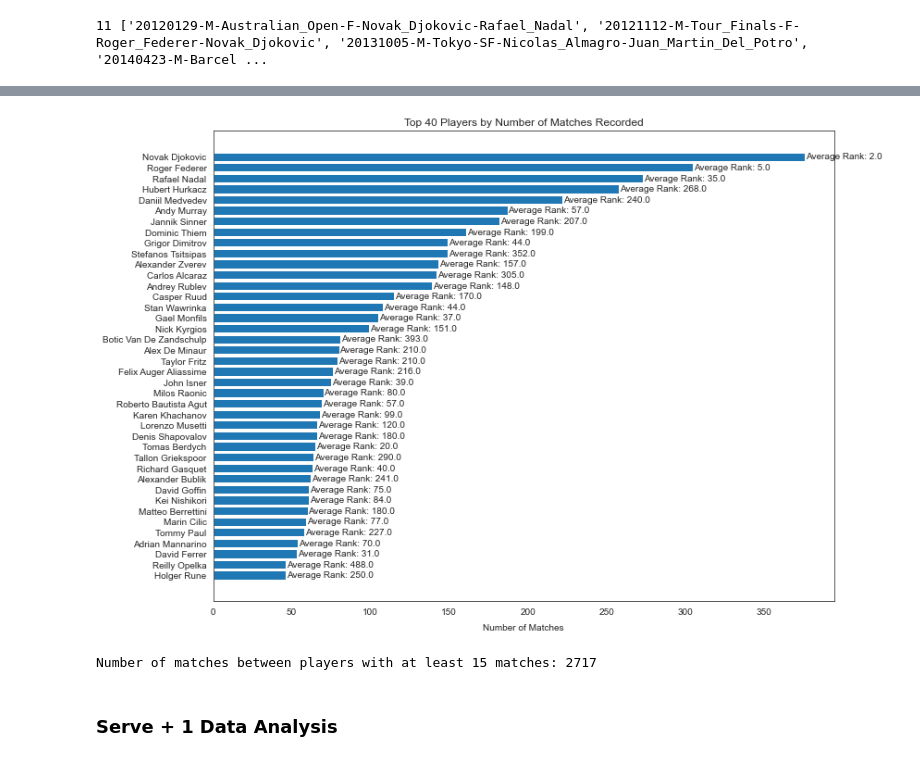
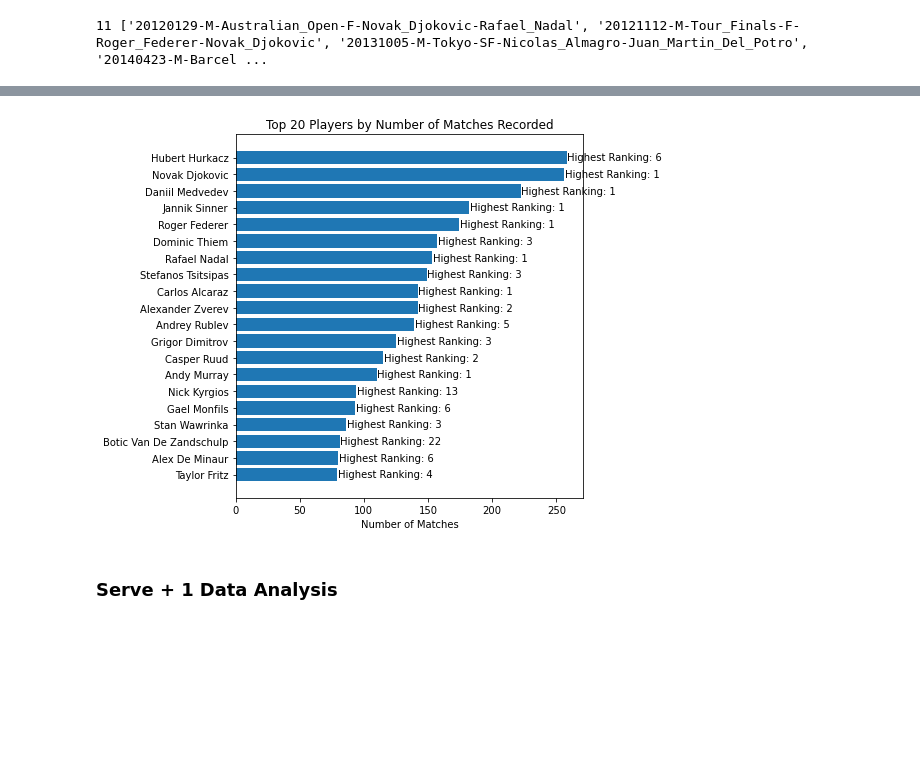
Before and after one commit to anika24/ATP_Serve-1_Recommender, a Jupyter notebook: data-analysis.ipynb, the cells around one changed output, grey strips where cells are left out. Cells and saved outputs as stored; diff of their text form; code cells hidden in the pictures; blank space fills up the shorter version.

```diff
--- a/data-analysis.ipynb
+++ b/data-analysis.ipynb
@@ -17,8 +17,8 @@ df_2020s = pd.read_csv(github_url_2020s_data)
 df_matches = pd.read_csv(github_url_match_data)
 df = pd.concat([df_2010s, df_2020s], axis=0)
 df = pd.merge(df, df_matches, on='match_id', sort="date")
-# Remove time, court, umpire, charted by columns
-df = df.drop(['Time', 'Court', 'Umpire', 'Charted by', 'Notes'], axis=1)
+df = df[df['Date'] >= '2015'] # Use more recent data
+df = df.drop(['Time', 'Court', 'Umpire', 'Charted by', 'Notes', 'Final TB?'], axis=1)
 # %%
 df.columns
 # %% [output]
@@ -152,17 +153,16 @@ for player in players:
 # %%
+# Get number of poitns per match
+match_point_counts = df.groupby('match_id')['Pt'].max().reset_index()
+
 # Create series of match_ids for Player 1 and Player 2
 player_match_counts_1 = df.groupby('Player 1')['match_id'].apply(list)
 player_match_counts_2 = df.groupby('Player 2')['match_id'].apply(list)
 
-# Rename index and convert to DataFrame
 df1 = player_match_counts_1.rename_axis('player').reset_index(name='match_ids')
 df2 = player_match_counts_2.rename_axis('player').reset_index(name='match_ids')
-
-# Combine the two DataFrames
 combined = pd.concat([df1, df2], ignore_index=True)
-
-# Step 4: Group by player and concatenate match_id lists
 player_matches = combined.groupby('player')['match_ids'].agg(lambda lists: list(np.unique(sum(lists, [])))).reset_index()
+player_matches['num_points'] = player_matches['match_ids'].apply(lambda x: sum(match_point_counts[match_point_counts['match_id'].isin(x)]['Pt']))
 
 player_matches
 # %% [output]
@@ -182,6 +195,7 @@ player_matches
 # %%
 df_atp_players = pd.read_csv("https://raw.githubusercontent.com/JeffSackmann/tennis_atp/refs/heads/master/atp_players.csv")
 df_rankings_2010s = pd.read_csv("https://raw.githubusercontent.com/JeffSackmann/tennis_atp/refs/heads/master/atp_rankings_10s.csv")
+df_rankings_2010s = df_rankings_2010s[df_rankings_2010s['ranking_date'] >= 2015]
 df_rankings_2020s = pd.read_csv("https://raw.githubusercontent.com/JeffSackmann/tennis_atp/refs/heads/master/atp_rankings_20s.csv")
 df_rankings_current = pd.read_csv("https://raw.githubusercontent.com/JeffSackmann/tennis_atp/refs/heads/master/atp_rankings_current.csv")
 # concat all rankings dfs
@@ -192,7 +206,7 @@ df_rankings = pd.merge(df_rankings, df_atp_players, on='player_id', sort='rankin
 # create a column player that is the concatenation of name_first and name_last
 df_rankings['player'] = df_rankings['name_first'] + " " + df_rankings['name_last']
 # average rank by player
-df_average_rank = df_rankings.groupby(['player'])['rank'].mean().reset_index()
+df_average_rank = df_rankings.groupby(['player'])['rank'].min().reset_index()
 # %%
 player_matches_and_rank = pd.merge(player_matches, df_average_rank, how='inner', on='player')
 player_matches_and_rank['num_matches'] = player_matches_and_rank['match_ids'].apply(lambda x: len(x))
@@ -225,33 +239,31 @@ plt.show()
 # %%
 # Visualization: Top 30 Players by Number of Matches Charted
-top_players = player_matches_and_rank.sort_values(by='num_matches', ascending=False).head(40)
+top_players = player_matches_and_rank.sort_values(by='num_matches', ascending=False).head(20)
 
-plt.figure(figsize=(12, 8))
+plt.figure(figsize=(8, 6))
 bars = plt.barh(top_players['player'], top_players['num_matches'])
 plt.xlabel('Number of Matches')
-plt.title('Top 40 Players by Number of Matches Recorded')
+plt.title('Top 20 Players by Number of Matches Recorded')
 plt.gca().invert_yaxis()  # Highest first
 
 # Add average rank labels next to each bar
 for bar, rank in zip(bars, top_players['rank']):
     width = bar.get_width()
     plt.text(width + 0.5, bar.get_y() + bar.get_height()/2,
-             f'Average Rank: {int(rank):.1f}', va='center')
+             f'Highest Ranking: {int(rank)}', va='center')
 
 plt.tight_layout()
 plt.show()
 # %% [output]
-[figure, old version]
+[figure, new version]
 # %%
 # List all players with at least 15 matches charted
 players_15_matches = player_matches_and_rank[player_matches_and_rank['num_matches'] >= 15]['player'].values
 # Count match_ids in df where both player 1 and player 2 are in players_15_matches
 matches_15_players = df[df['Player 1'].isin(players_15_matches) & df['Player 2'].isin(players_15_matches)]
-# Count unique matches
-matches_15_players = matches_15_players['match_id'].unique()
-print("Number of matches between players with at least 15 matches:", len(matches_15_players))
+# # Count unique matches
+# matches_15_players = matches_15_players['match_id'].unique()
+# print("Number of matches between players with at least 15 matches:", len(matches_15_players))
-# %% [output]
-Number of matches between players with at least 15 matches: 2717
 # %% [markdown]
 ### Serve + 1 Data Analysis
 # %%
```
Also changed, not shown: parts of 15 cells of this notebook, 6 other files.
